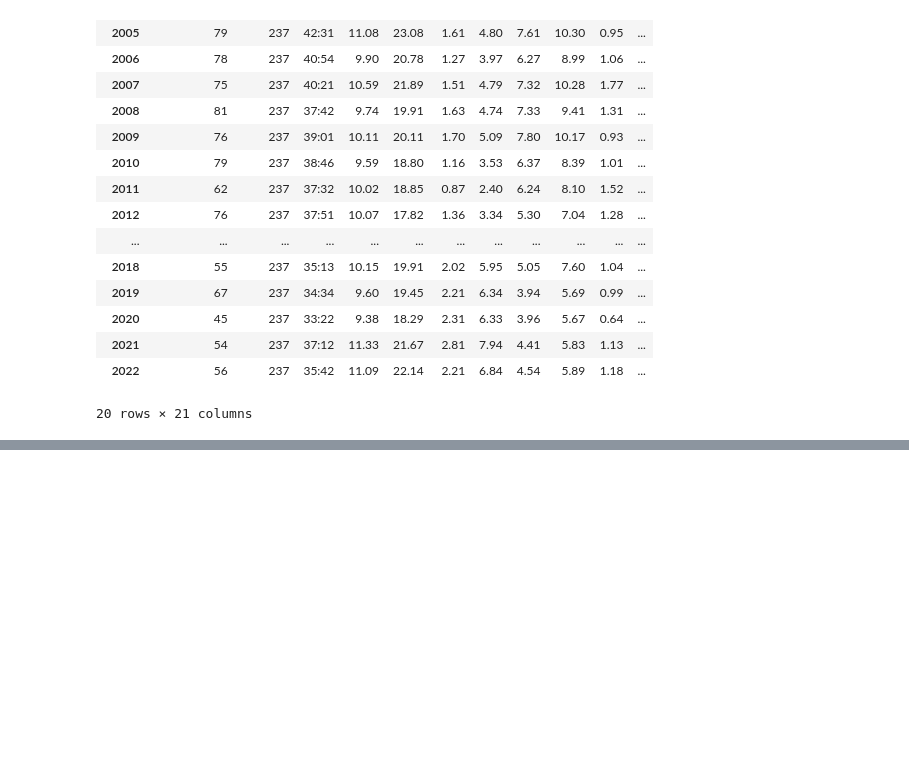
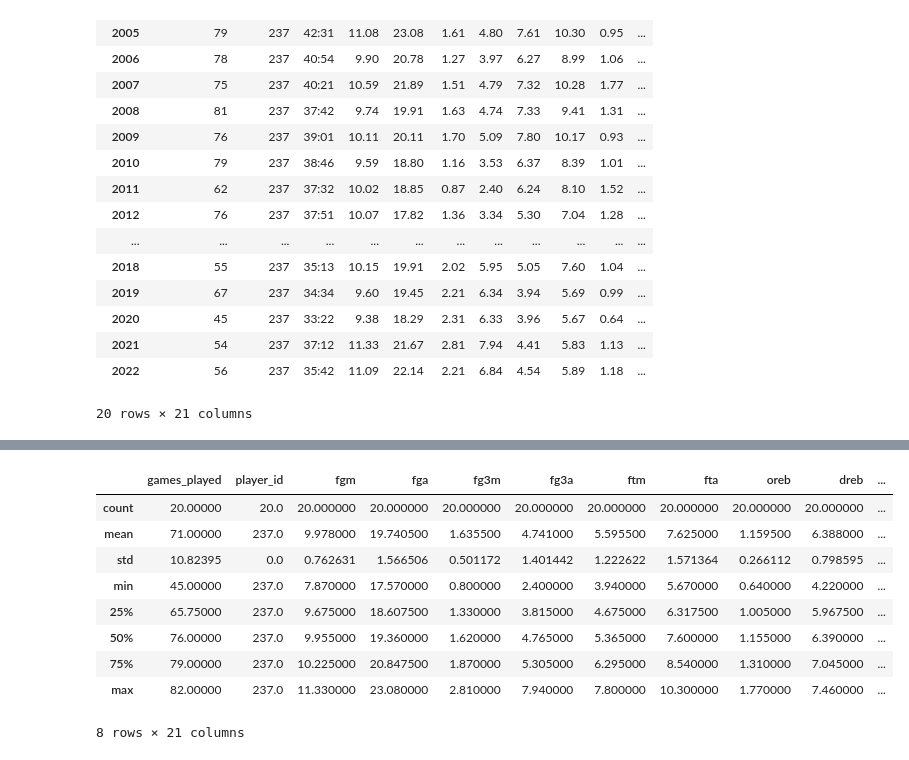
Before and after one commit to ariel-seebarran/lebron-points, a Jupyter notebook: lebron points code.ipynb, the cells around one changed output, grey strips where cells are left out. Saved outputs shown, nothing was run; the diff lists cells and outputs as text; code cells hidden in the pictures; blank space fills up the shorter version.

```diff
--- a/lebron points code.ipynb
+++ b/lebron points code.ipynb
@@ -56,0 +110,13 @@ display(df)
+# %%
+df.describe()
+# %% [output]
+|  | games_played | player_id | fgm | fga | fg3m | fg3a | ftm | fta | oreb | dreb | ... |
+| count | 20.00000 | 20.0 | 20.000000 | 20.000000 | 20.000000 | 20.000000 | 20.000000 | 20.000000 | 20.000000 | 20.000000 | ... |
+| mean | 71.00000 | 237.0 | 9.978000 | 19.740500 | 1.635500 | 4.741000 | 5.595500 | 7.625000 | 1.159500 | 6.388000 | ... |
+| std | 10.82395 | 0.0 | 0.762631 | 1.566506 | 0.501172 | 1.401442 | 1.222622 | 1.571364 | 0.266112 | 0.798595 | ... |
+| min | 45.00000 | 237.0 | 7.870000 | 17.570000 | 0.800000 | 2.400000 | 3.940000 | 5.670000 | 0.640000 | 4.220000 | ... |
+| 25% | 65.75000 | 237.0 | 9.675000 | 18.607500 | 1.330000 | 3.815000 | 4.675000 | 6.317500 | 1.005000 | 5.967500 | ... |
+| 50% | 76.00000 | 237.0 | 9.955000 | 19.360000 | 1.620000 | 4.765000 | 5.365000 | 7.600000 | 1.155000 | 6.390000 | ... |
+| 75% | 79.00000 | 237.0 | 10.225000 | 20.847500 | 1.870000 | 5.305000 | 6.295000 | 8.540000 | 1.310000 | 7.045000 | ... |
+| max | 82.00000 | 237.0 | 11.330000 | 23.080000 | 2.810000 | 7.940000 | 7.800000 | 10.300000 | 1.770000 | 7.460000 | ... |
+8 rows × 21 columns
```
Also changed, not shown: parts of 6 cells of this notebook.
